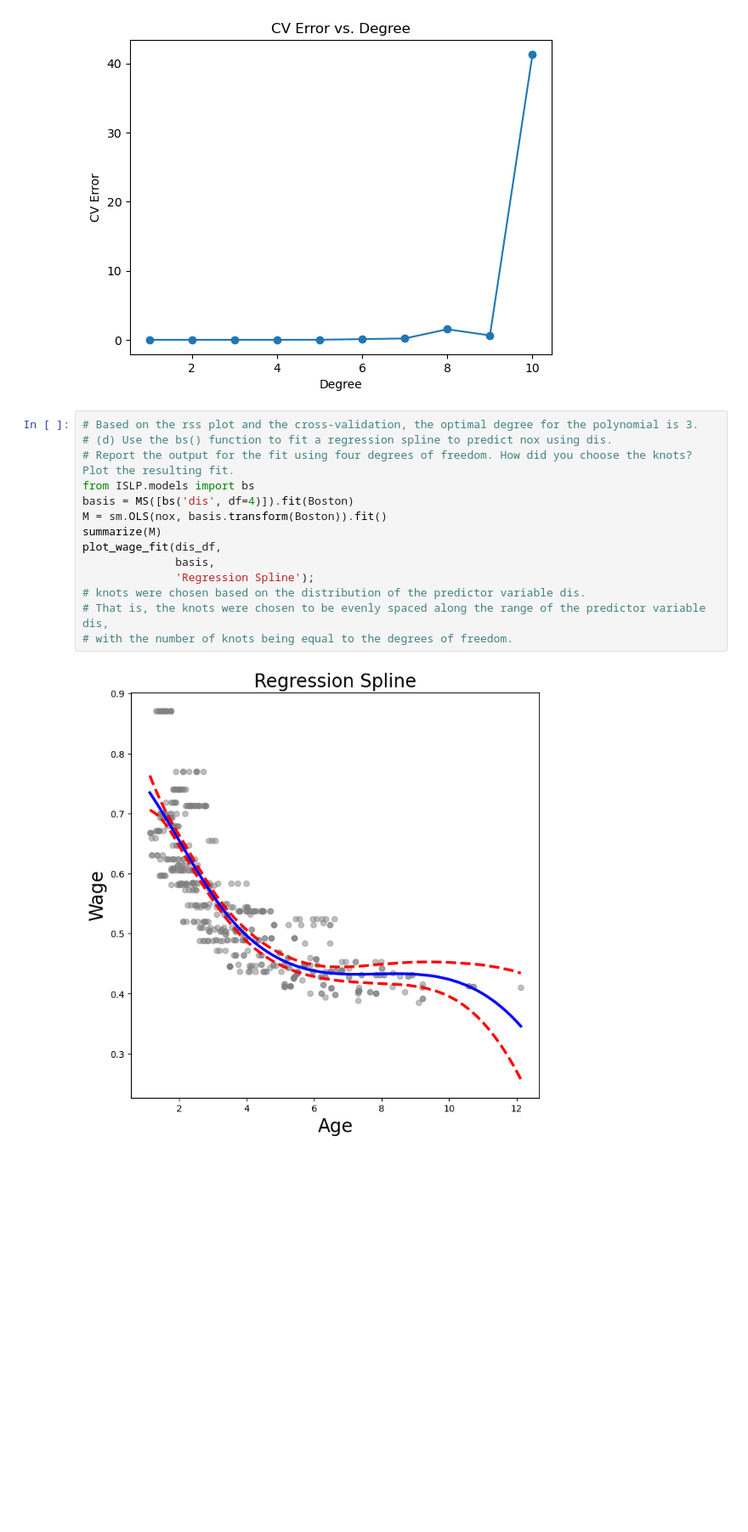
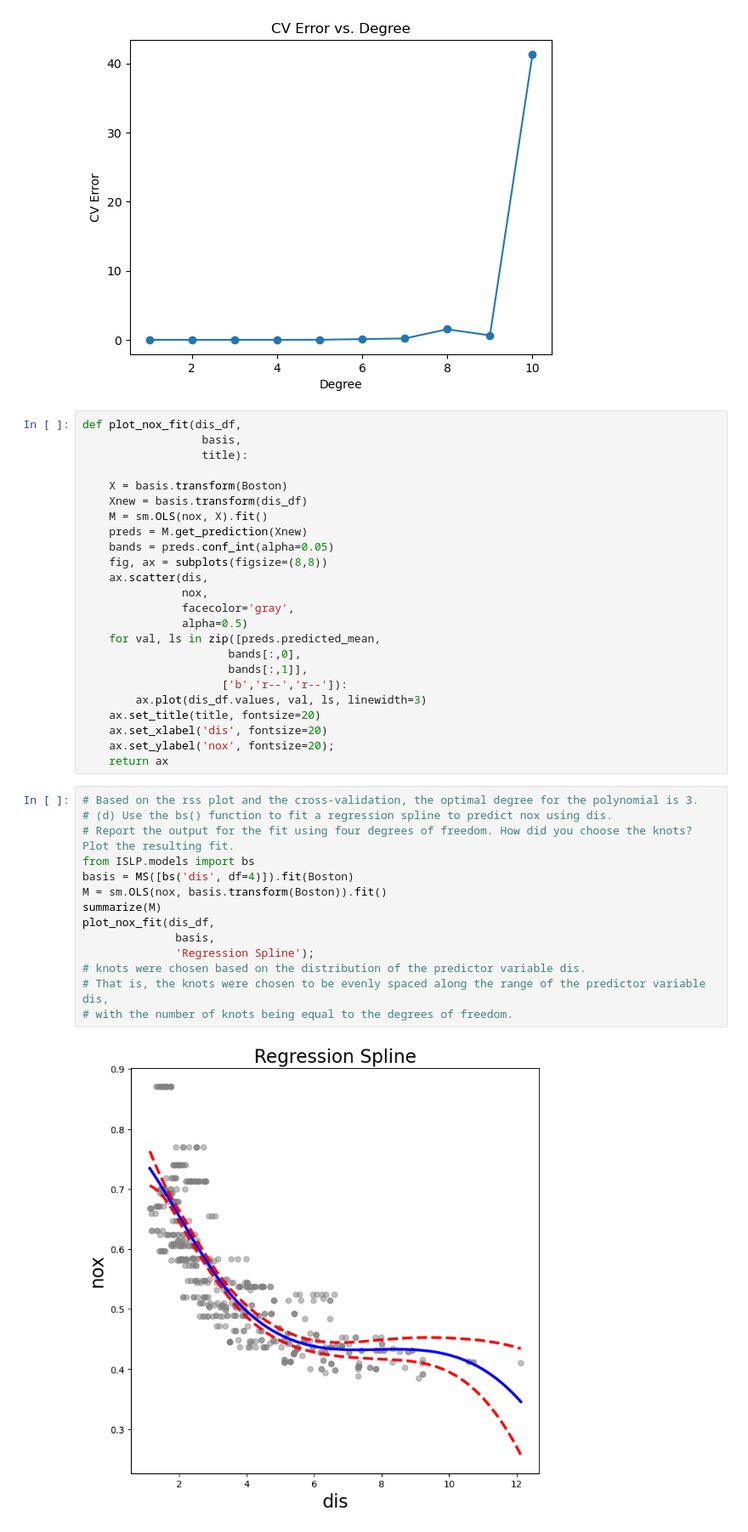
Before and after one commit to Eunjee-Kim/AAE722_Fall_2024, a Jupyter notebook: AAE722_Lab7_Eunjee.ipynb, the cells around one changed output. Shown at 85% size. Saved outputs shown, nothing was run; the diff lists cells and outputs as text; blank space fills up the shorter version.

```diff
--- a/AAE722_Lab7_Eunjee.ipynb
+++ b/AAE722_Lab7_Eunjee.ipynb
@@ -121,22 +121,46 @@ results.idxmin()
 # %% [output]
 3
 [figure]
+# %%
+def plot_nox_fit(dis_df,
+                  basis,
+                  title):
+
+    X = basis.transform(Boston)
+    Xnew = basis.transform(dis_df)
+    M = sm.OLS(nox, X).fit()
+    preds = M.get_prediction(Xnew)
+    bands = preds.conf_int(alpha=0.05)
+    fig, ax = subplots(figsize=(8,8))
+    ax.scatter(dis,
+               nox,
+               facecolor='gray',
+               alpha=0.5)
+    for val, ls in zip([preds.predicted_mean,
+                      bands[:,0],
+                      bands[:,1]],
+                     ['b','r--','r--']):
+        ax.plot(dis_df.values, val, ls, linewidth=3)
+    ax.set_title(title, fontsize=20)
+    ax.set_xlabel('dis', fontsize=20)
+    ax.set_ylabel('nox', fontsize=20);
+    return ax
 # %%
 # Based on the rss plot and the cross-validation, the optimal degree for the polynomial is 3.
 # (d) Use the bs() function to fit a regression spline to predict nox using dis.
 # Report the output for the fit using four degrees of freedom. How did you choose the knots? Plot the resulting fit.
 from ISLP.models import bs
 basis = MS([bs('dis', df=4)]).fit(Boston)
 M = sm.OLS(nox, basis.transform(Boston)).fit()
 summarize(M)
-plot_wage_fit(dis_df,
+plot_nox_fit(dis_df,
               basis,
               'Regression Spline');
 # knots were chosen based on the distribution of the predictor variable dis.
 # That is, the knots were chosen to be evenly spaced along the range of the predictor variable dis,
 # with the number of knots being equal to the degrees of freedom.
 # %% [output]
-[figure, old version]
+[figure, new version]
 # %%
 # (e) Now fit a regression spline for a range of degrees of freedom, and plot the resulting fits and report the resulting RSS.
 # Describe the results obtained.
```
